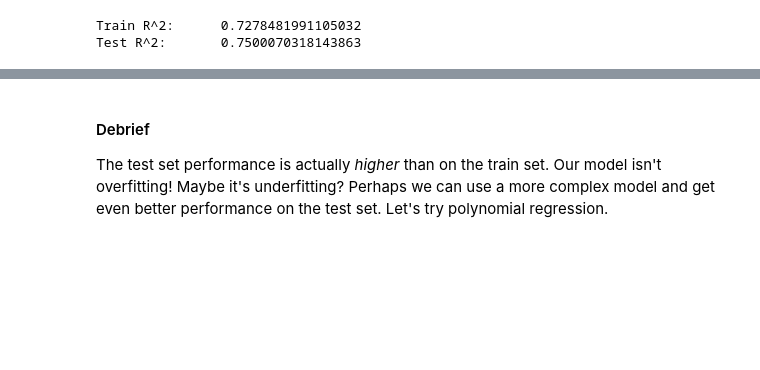
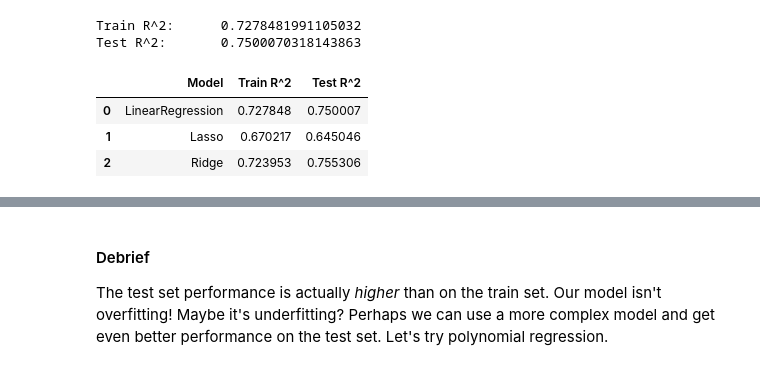
Before and after one commit to sabyadg/Data-Analytics-Lectures, a Jupyter notebook: W06D4/W06D4.ipynb, the cells around one changed output, grey strips where cells are left out. Drawn from its saved outputs; the diff is of its cells as text; code cells hidden in the pictures; blank space fills up the shorter version.

```diff
--- a/W06D4/W06D4.ipynb
+++ b/W06D4/W06D4.ipynb
@@ -146,3 +154,65 @@ print(f'Train R^2:\t{r2_train}\nTest R^2:\t{r2_test}')
 # %% [output]
 Train R^2:      0.7278481991105032
 Test R^2:       0.7500070318143863
+# %%
+# Build a simple pipeline to compare RMSE, MSE, R2 metrics over LinearRegression, Lasso, Ridge
+
+from sklearn.pipeline import Pipeline
+from sklearn.metrics import mean_squared_error, mean_absolute_error
+from sklearn.linear_model import Lasso, Ridge
+
+# Create a dictionary of models
+models = {'LinearRegression': LinearRegression(),
+            'Lasso': Lasso(),
+
+            'Ridge': Ridge()}
+
+# Create a function to evaluate a model
+def evaluate_model(model, X_train, X_test, y_train, y_test):
+    '''
+    Fit a model and evaluate it on the train and test set.
+
+    Parameters
+    ----------
+    model: sklearn model
+        A sklearn model to fit and evaluate
+    X_train: numpy array
+        Training data
+    X_test: numpy array
+        Test data
+    y_train: numpy array
+        Training target
+    y_test: numpy array
+        Test target
+
+    Returns
+    -------
+    model: sklearn model
+        The fitted model
+    train_score: float
+        The R^2 score on the train set
+    test_score: float
+        The R^2 score on the test set
+    '''
+    model.fit(X_train, y_train)
+    y_train_pred = model.predict(X_train)
+    y_test_pred = model.predict(X_test)
+    train_score = r2_score(y_train, y_train_pred)
+    test_score = r2_score(y_test, y_test_pred)
+    return model, train_score, test_score
+
+
+# Create a dataframe to store the results
+results = pd.DataFrame(columns=['Model', 'Train R^2', 'Test R^2'])
+
+# Loop through models and evaluate them
+for name, model in models.items():
+    model, train_score, test_score = evaluate_model(model, X_train, X_test, y_train, y_test)
+    results = results.append({'Model': name, 'Train R^2': train_score, 'Test R^2': test_score}, ignore_index=True)
+
+results
+# %% [output]
+|  | Model | Train R^2 | Test R^2 |
+| 0 | LinearRegression | 0.727848 | 0.750007 |
+| 1 | Lasso | 0.670217 | 0.645046 |
+| 2 | Ridge | 0.723953 | 0.755306 |
```
Also changed, not shown: parts of 5 cells of this notebook, 8 other files.
